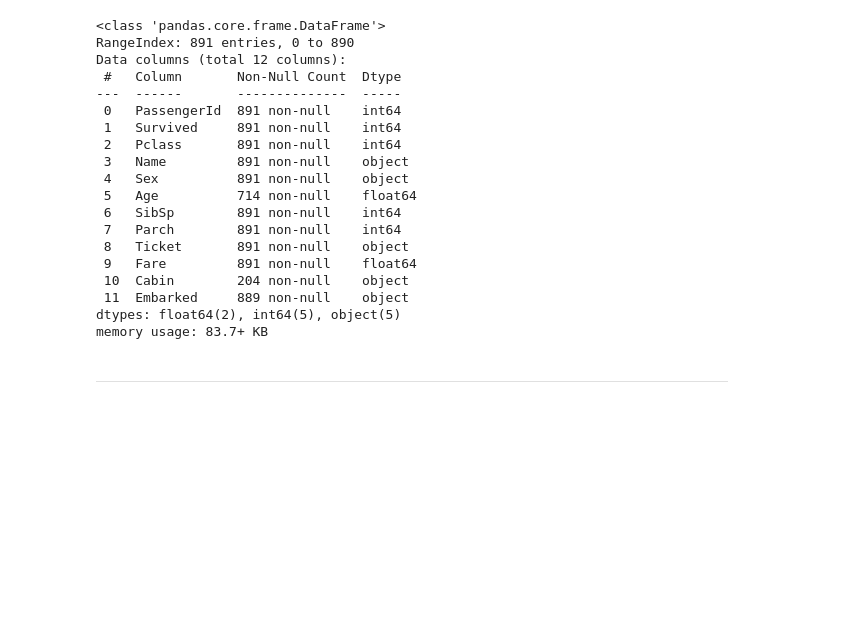
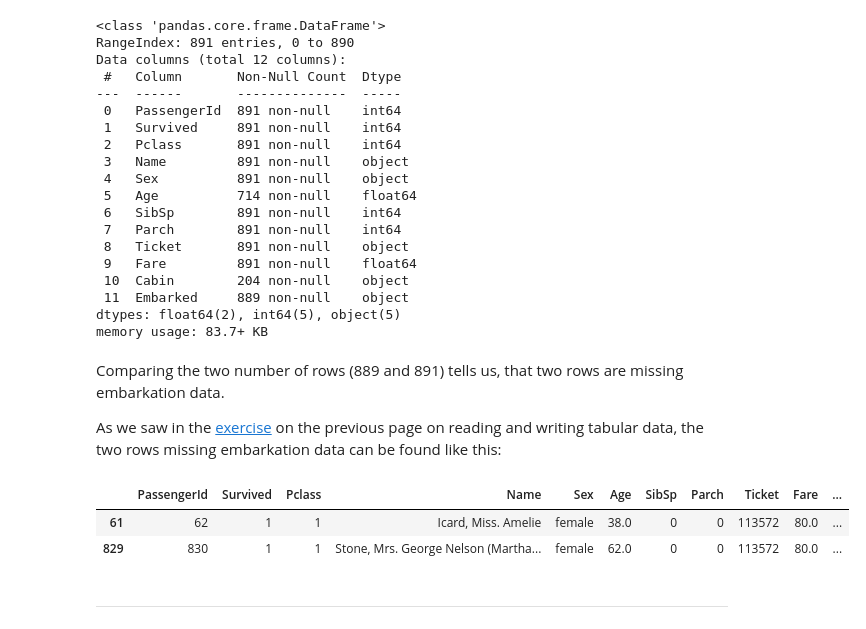
Before and after one commit to KUBDatalab/python, a Jupyter notebook: _sources/docs/pandas/03_Pandas_subsets.ipynb, the cells around one changed output. Drawn from its saved outputs; the diff is of its cells as text; code cells hidden in the pictures; blank space fills up the shorter version.

```diff
--- a/_sources/docs/pandas/03_Pandas_subsets.ipynb
+++ b/_sources/docs/pandas/03_Pandas_subsets.ipynb
@@ -351,6 +360,16 @@ Data columns (total 12 columns):
  11  Embarked     889 non-null    object
 dtypes: float64(2), int64(5), object(5)
 memory usage: 83.7+ KB
+# %% [markdown]
+Comparing the two number of rows (889 and 891) tells us, that two rows are missing embarkation data.
+
+As we saw in the [exercise](02_pandas_tabular_data.md#exercise) on the previous page on reading and writing tabular data, the two rows missing embarkation data can be found like this:
+# %%
+titanic[titanic['Embarked'].isna()]
+# %% [output]
+|  | PassengerId | Survived | Pclass | Name | Sex | Age | SibSp | Parch | Ticket | Fare | ... |
+| 61 | 62 | 1 | 1 | Icard, Miss. Amelie | female | 38.0 | 0 | 0 | 113572 | 80.0 | ... |
+| 829 | 830 | 1 | 1 | Stone, Mrs. George Nelson (Martha... | female | 62.0 | 0 | 0 | 113572 | 80.0 | ... |
 # %% [markdown]
 ___
 # %% [markdown]
```
Also changed, not shown: parts of 20 cells of this notebook, 8 other files.
